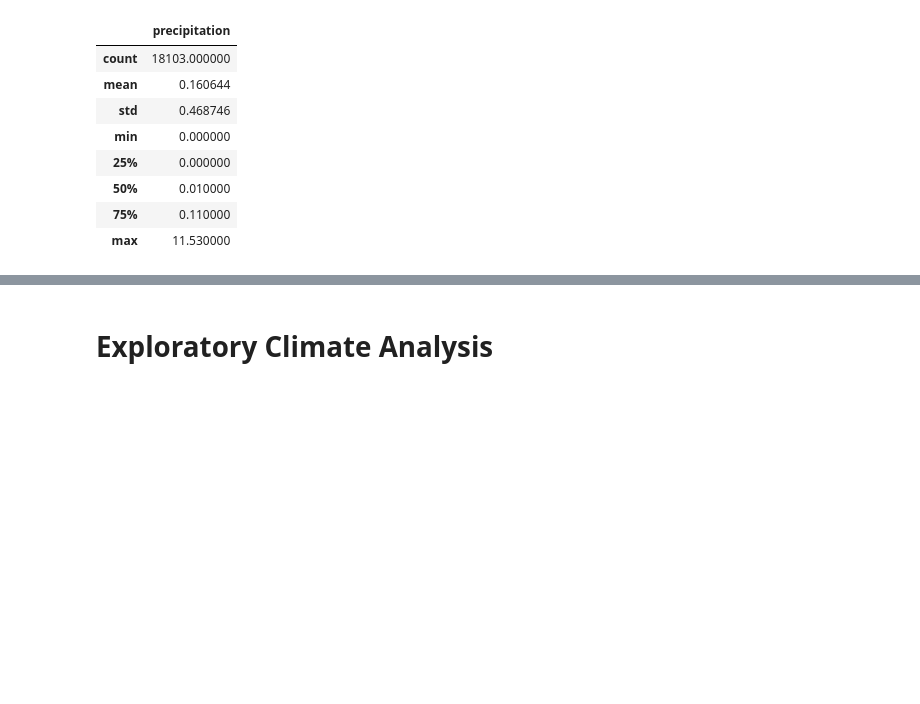
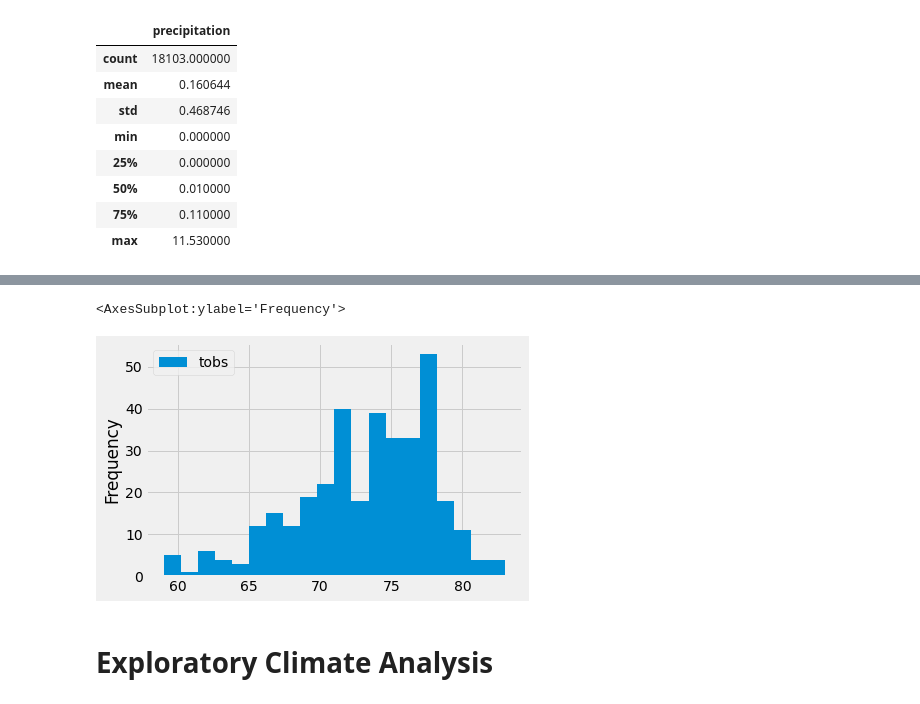
Before and after one commit to JDittes/surfs_up, a Jupyter notebook: Surfs_Up.ipynb, the cells around one changed output, grey strips where cells are left out. Cells and saved outputs as stored; diff of their text form; code cells hidden in the pictures; blank space fills up the shorter version.

```diff
--- a/Surfs_Up.ipynb
+++ b/Surfs_Up.ipynb
@@ -147,0 +158,4 @@ df.describe()
+# %%
+results = session.query(Measurement.tobs).\
+filter(Measurement.station == 'USC00519281').\
+filter(Measurement.date >= prev_year).all()
@@ -147,0 +166,2 @@ df.describe()
+# %%
+best_station_df = pd.DataFrame(results, columns=['tobs'])
@@ -148,3 +185,8 @@ df.describe()
+# %%
+best_station_df.plot.hist(bins=20)
+# %% [output]
+<AxesSubplot:ylabel='Frequency'>
+[figure, added]
 # %%
 # reflect an existing database into a new model
 
```
Also changed, not shown: parts of 9 cells of this notebook.
